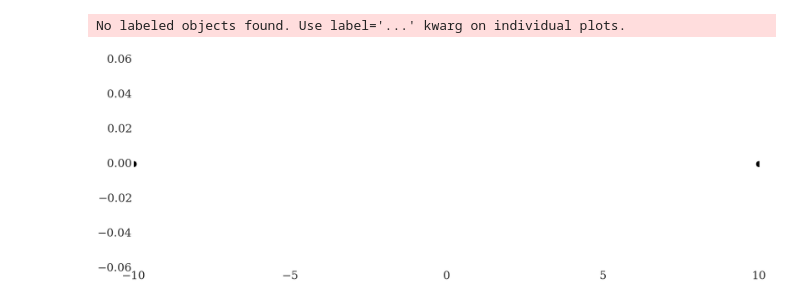
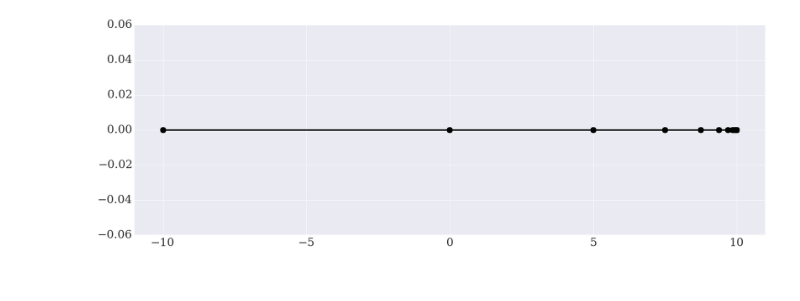
Before and after one commit to amirhamini/Geometry, a Jupyter notebook: divide_and_rotate.ipynb, the cells around one changed output. Cells and saved outputs as stored; diff of their text form; code cells hidden in the pictures.

Commit message:
plotting midpoints

```diff
--- a/divide_and_rotate.ipynb
+++ b/divide_and_rotate.ipynb
@@ -15,27 +15,45 @@ matplotlib.rc('font', **font)
 sns.set_palette('cubehelix')
 # %% [output]
 [interactive output not drawn]
+# %%
+def plot_point(p, ax, color='k', marker='o', markersize=16, lw=4):
+    ax.plot(p[0], p[1], marker=marker, markersize=markersize, color=color)
+
+def plot_line_bw_two_points(p_1, p_2, ax, color='k', marker='o', markersize=16, lw=4):
+    ax.plot([p_1[0], p_2[0]], [p_1[1], p_2[1]], lw=lw, color=color)
+
+def find_mid_point(p_1, p_2):
+    p_3 = [(p_1[0]+p_2[0])/2., (p_1[1]+p_2[1])/2.]
+    return p_3
 # %%
 x_1 = -10; y_1 = 0; x_2 = 10; y_2 = 0;
 p_1 = [x_1, y_1]; p_2 = [x_2, y_2];
 
 fig01 = plt.figure(1, figsize=(30, 10), dpi=90)
 ax01 = fig01.add_subplot(1,1,1)
 
-ax01.plot(x_1, y_1,'-ko', lw=4, markersize=16)
-ax01.plot(x_2, y_2,'-ko', lw=4, markersize=16)
+plot_point(p_1, ax01)
+plot_point(p_2, ax01)
+plot_line_bw_two_points(p_1, p_2, ax01)
+for i in xrange(20):
+    plot_point(find_mid_point(p_1, p_2), ax01)
+    p_1 = find_mid_point(p_1, p_2)
 
 
-ax01.set_xlim([x_1,x_2])
+
+
+
+
+ax01.set_xlim([x_1-1,x_2+1])
+# ax01.set_ylim([x_1-1,x_2+1])
 
 # major_ticks_x = [1345, 1355, 1365, 1370, 1375, 1385]
 # ax01.set_xticks(major_ticks_x)
 # ax01.set_title('Literate/Illiterate/Total Population over Time', fontsize=40, y=1.02)
 # ax01.set_xlabel('Year', fontsize=40)
 # ax01.set_ylabel('1M persons', fontsize=40)
 ax01.grid('on')
 # ax01.legend(loc='lower center', bbox_to_anchor=(0.2,0.7), borderpad=0.1, fontsize=30,fancybox=True, title='')
 plt.show()
 # %% [output]
-No labeled objects found. Use label='...' kwarg on individual plots.
-[figure, old version]
+[figure, new version]
```
